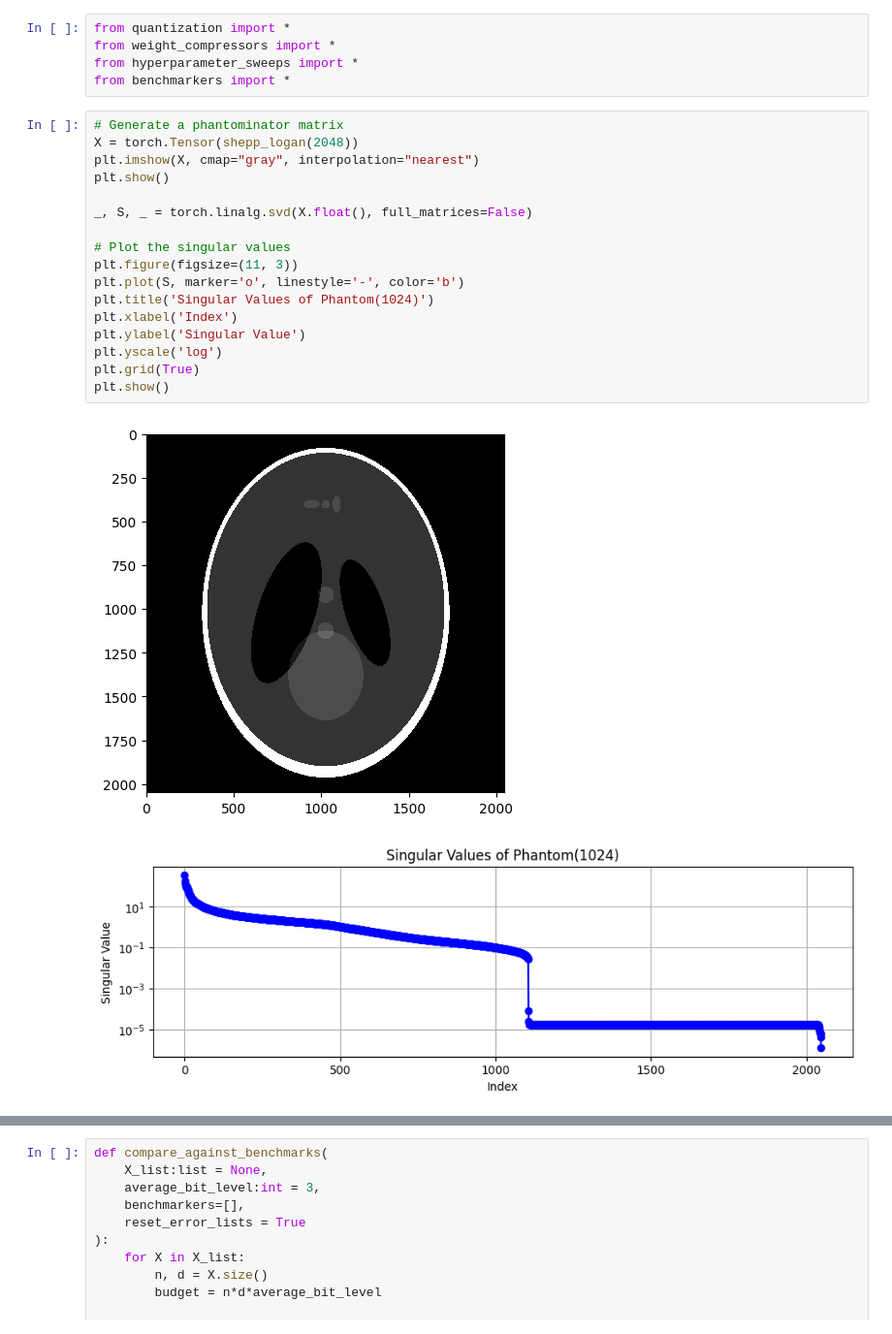
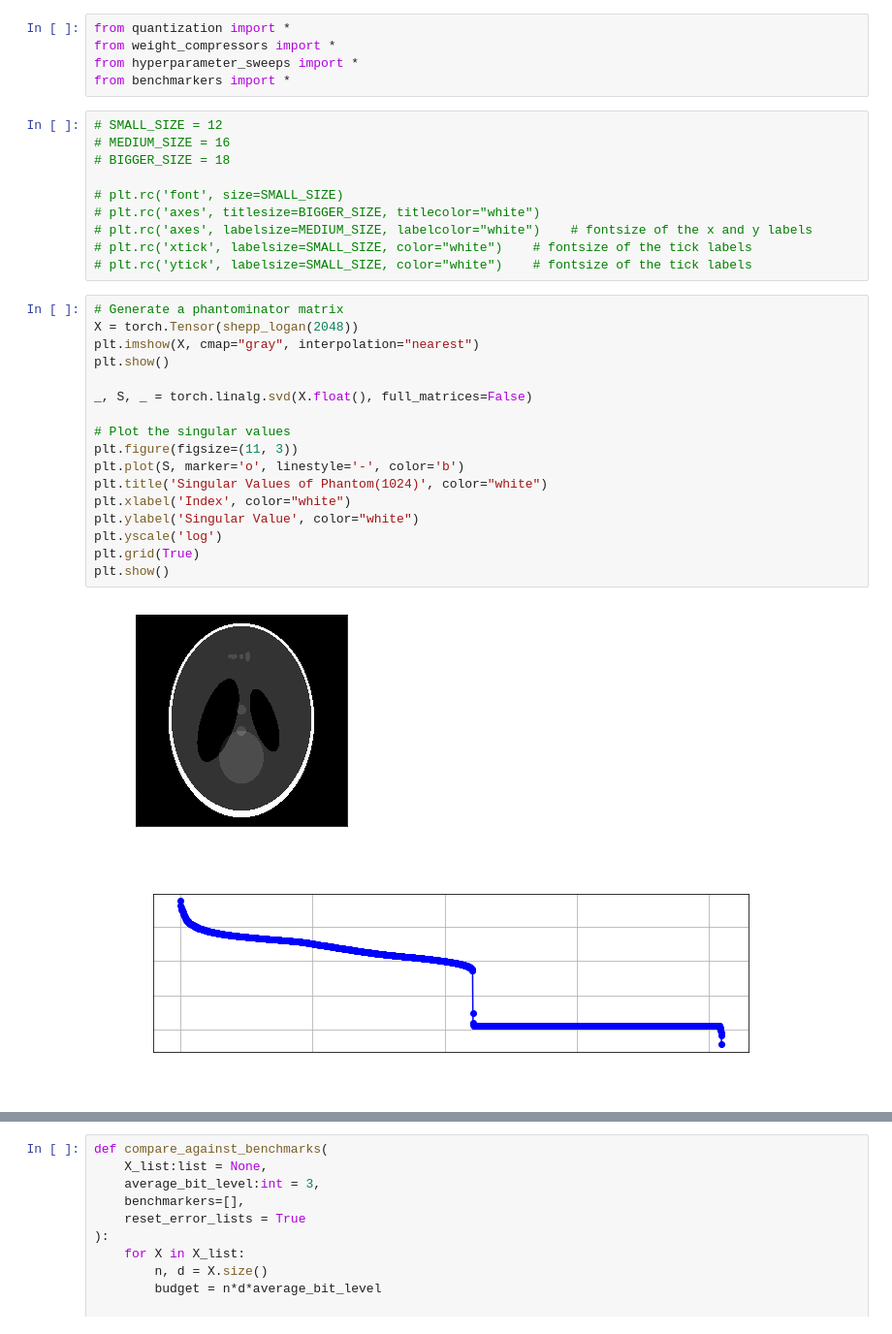
Before and after one commit to pilancilab/caldera, a Jupyter notebook: mixed_lplr.ipynb, the cells around one changed output, grey strips where cells are left out. Shown: that part at 97% size. Saved outputs shown, nothing was run; the diff lists cells and outputs as text.

```diff
--- a/mixed_lplr.ipynb
+++ b/mixed_lplr.ipynb
@@ -18,26 +15,36 @@ from quantization import *
 from weight_compressors import *
 from hyperparameter_sweeps import *
 from benchmarkers import *
+# %%
+# SMALL_SIZE = 12
+# MEDIUM_SIZE = 16
+# BIGGER_SIZE = 18
+
+# plt.rc('font', size=SMALL_SIZE)
+# plt.rc('axes', titlesize=BIGGER_SIZE, titlecolor="white")
+# plt.rc('axes', labelsize=MEDIUM_SIZE, labelcolor="white")    # fontsize of the x and y labels
+# plt.rc('xtick', labelsize=SMALL_SIZE, color="white")    # fontsize of the tick labels
+# plt.rc('ytick', labelsize=SMALL_SIZE, color="white")    # fontsize of the tick labels
 # %%
 # Generate a phantominator matrix
 X = torch.Tensor(shepp_logan(2048))
 plt.imshow(X, cmap="gray", interpolation="nearest")
 plt.show()
 
 _, S, _ = torch.linalg.svd(X.float(), full_matrices=False)
 
 # Plot the singular values
 plt.figure(figsize=(11, 3))
 plt.plot(S, marker='o', linestyle='-', color='b')
-plt.title('Singular Values of Phantom(1024)')
-plt.xlabel('Index')
-plt.ylabel('Singular Value')
+plt.title('Singular Values of Phantom(1024)', color="white")
+plt.xlabel('Index', color="white")
+plt.ylabel('Singular Value', color="white")
 plt.yscale('log')
 plt.grid(True)
 plt.show()
 # %% [output]
-[figure, old version]
+[figure, new version]
-[figure, old version]
+[figure, new version]
 # %%
 def test_alternating_mixed_lplr(
     lplr_params=[{
```
Also changed, not shown: parts of 17 cells of this notebook, 6 other files.
